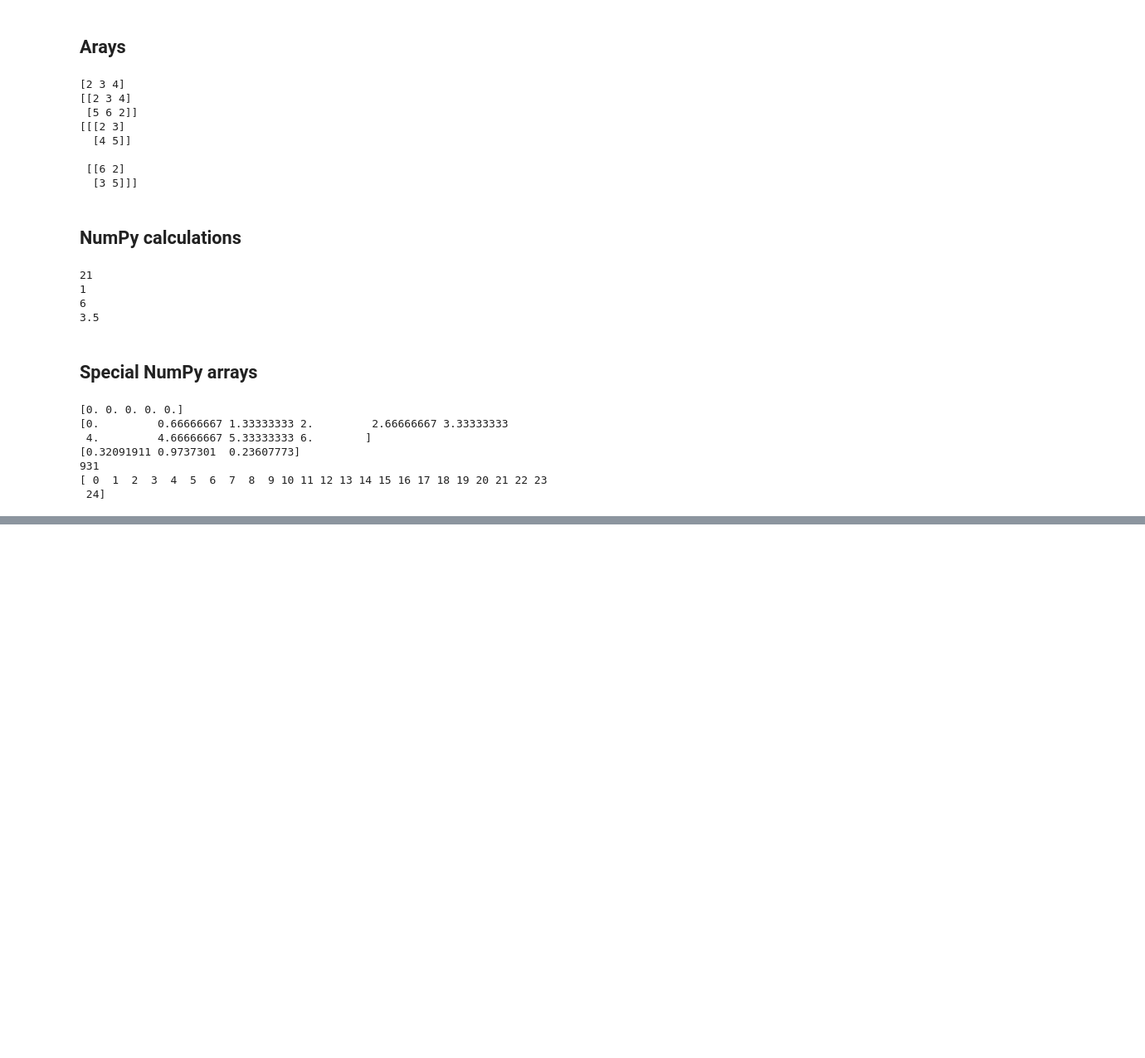
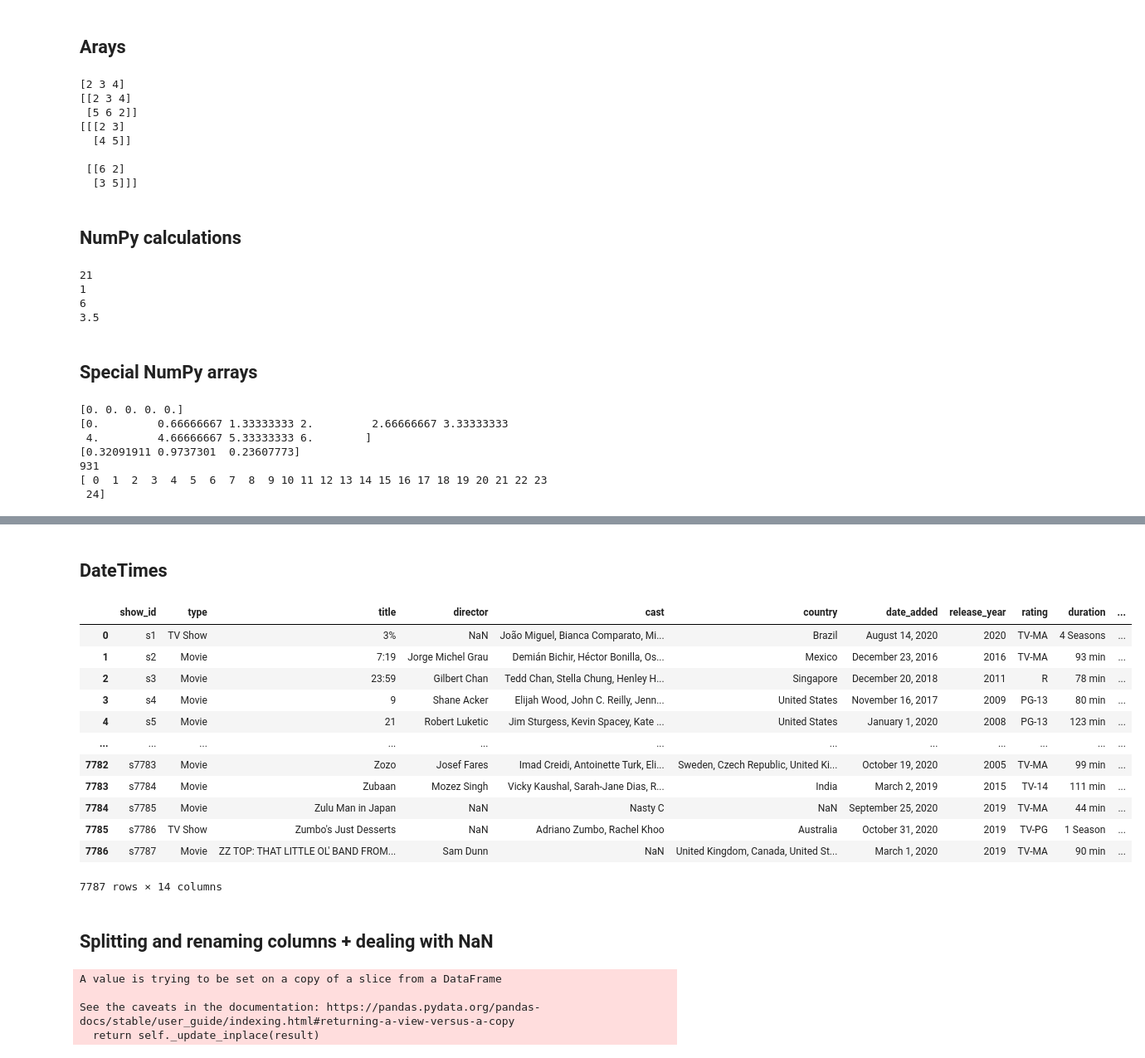
Before and after one commit to nats1207/python_bootcamp, a Jupyter notebook: 20211104_SK_script1_basic_python_datatypes.ipynb, the cells around one changed output, grey strips where cells are left out. Shown: that part at 83% size. Cells and saved outputs as stored; diff of their text form; code cells hidden in the pictures; blank space fills up the shorter version.

```diff
--- a/20211104_SK_script1_basic_python_datatypes.ipynb
+++ b/20211104_SK_script1_basic_python_datatypes.ipynb
@@ -420,0 +452,11 @@ print(np.arange(25))
+# %%
+# a dataframe is a couple of series stacked next to each other as columns
+# we use simple_csv data for this purpose
+
+import os
+import pandas as pd
+
+cwd = os.getcwd()
+filepath = cwd + "/data - simple_csv.csv"
+first_import = pd.read_csv(filepath)  # This reads the csv into Python
+first_import # this is a dataframe (there is an index column)
@@ -420,0 +591,16 @@ print(np.arange(25))
+# %%
+netflix = pd.read_csv(cwd + "/data - netflix_titles.csv")
+netflix
+
+# list out columns
+netflix.columns
+
+# basic descriptive statistics
+netflix.describe()
+
+# see unique values in a column
+netflix["type"].unique()
+
+# filter a dataframe
+netflix[netflix["country"]=="Singapore"]
+netflix[(netflix["country"] == "Singapore") & (netflix["rating"] == "TV-MA")]
@@ -420,0 +614,43 @@ print(np.arange(25))
+# %% [markdown]
+## DateTimes
+# %%
+# transform date to computer date
+netflix["computer_date"] = pd.to_datetime(netflix["date_added"])
+
+# fill in NaT values
+import datetime
+netflix["computer_date"].fillna(datetime.datetime(2020, 1, 1), inplace=True)
+
+# Unix Time (counts up for every second since 01-01-1970)
+netflix["nix_time"] = netflix["computer_date"].astype(int)
+netflix
+# %% [output]
+|  | show_id | type | title | director | cast | country | date_added | release_year | rating | duration | ... |
+| 0 | s1 | TV Show | 3% | NaN | João Miguel, Bianca Comparato, Mi... | Brazil | August 14, 2020 | 2020 | TV-MA | 4 Seasons | ... |
+| 1 | s2 | Movie | 7:19 | Jorge Michel Grau | Demián Bichir, Héctor Bonilla, Os... | Mexico | December 23, 2016 | 2016 | TV-MA | 93 min | ... |
+| 2 | s3 | Movie | 23:59 | Gilbert Chan | Tedd Chan, Stella Chung, Henley H... | Singapore | December 20, 2018 | 2011 | R | 78 min | ... |
+| 3 | s4 | Movie | 9 | Shane Acker | Elijah Wood, John C. Reilly, Jenn... | United States | November 16, 2017 | 2009 | PG-13 | 80 min | ... |
+| 4 | s5 | Movie | 21 | Robert Luketic | Jim Sturgess, Kevin Spacey, Kate ... | United States | January 1, 2020 | 2008 | PG-13 | 123 min | ... |
+| ... | ... | ... | ... | ... | ... | ... | ... | ... | ... | ... | ... |
+| 7782 | s7783 | Movie | Zozo | Josef Fares | Imad Creidi, Antoinette Turk, Eli... | Sweden, Czech Republic, United Ki... | October 19, 2020 | 2005 | TV-MA | 99 min | ... |
+| 7783 | s7784 | Movie | Zubaan | Mozez Singh | Vicky Kaushal, Sarah-Jane Dias, R... | India | March 2, 2019 | 2015 | TV-14 | 111 min | ... |
+| 7784 | s7785 | Movie | Zulu Man in Japan | NaN | Nasty C | NaN | September 25, 2020 | 2019 | TV-MA | 44 min | ... |
+| 7785 | s7786 | TV Show | Zumbo's Just Desserts | NaN | Adriano Zumbo, Rachel Khoo | Australia | October 31, 2020 | 2019 | TV-PG | 1 Season | ... |
+| 7786 | s7787 | Movie | ZZ TOP: THAT LITTLE OL' BAND FROM... | Sam Dunn | NaN | United Kingdom, Canada, United St... | March 1, 2020 | 2019 | TV-MA | 90 min | ... |
+7787 rows × 14 columns
+# %% [markdown]
+## Splitting and renaming columns + dealing with NaN
+# %%
+# splitting a column
+netflix[["month_day", "year"]] = netflix["date_added"].str.split(", ", expand=True)
+
+# renaming a column
+netflix.rename(columns={"year": "year_adjusted"}, inplace=True)
+
+# dealing with NaN
+netflix["cast"].fillna(value="no cast", inplace=True)
+# %% [output]
+A value is trying to be set on a copy of a slice from a DataFrame
+
+See the caveats in the documentation: https://pandas.pydata.org/pandas-docs/stable/user_guide/indexing.html#returning-a-view-versus-a-copy
+  return self._update_inplace(result)
```
Also changed, not shown: parts of 13 cells of this notebook.
